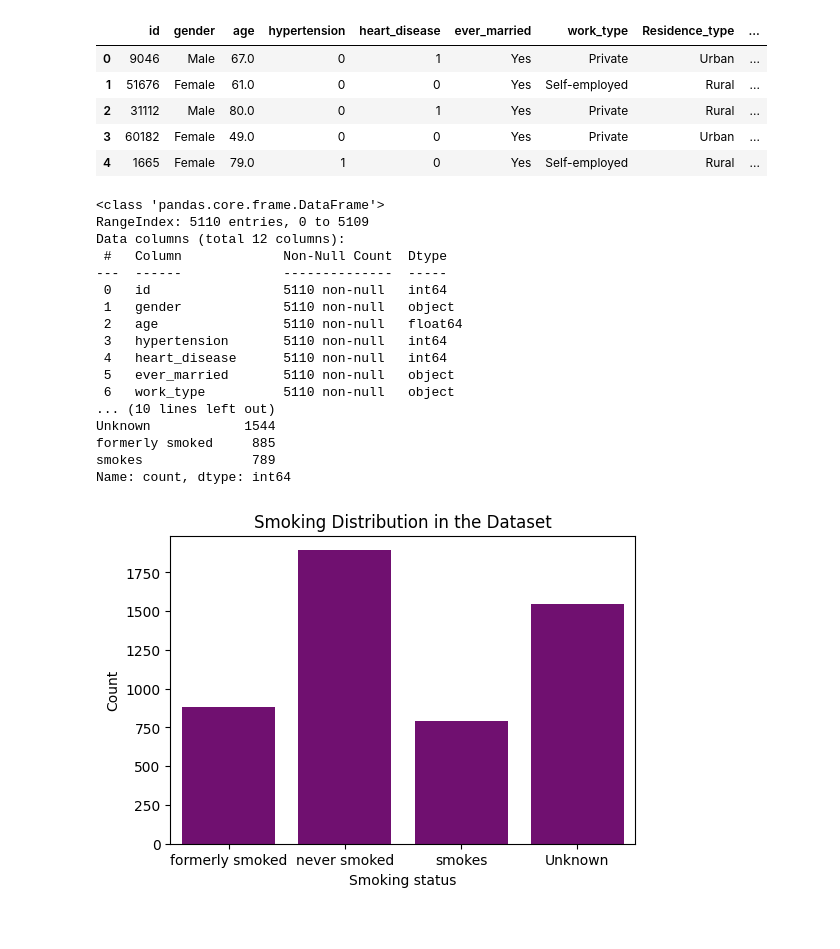
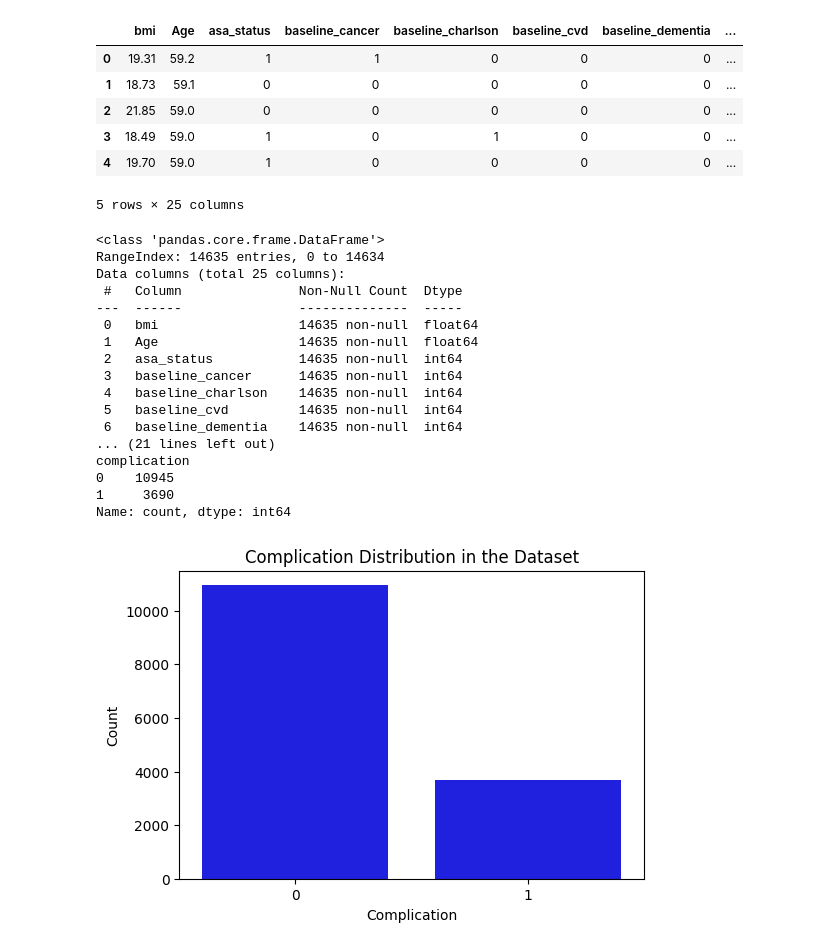
Before and after one commit to mahakmeena743/DAI_assignment, a Jupyter notebook: code.ipynb, the cells around one changed output. Cells and saved outputs as stored; diff of their text form; code cells hidden in the pictures.

```diff
--- a/code.ipynb
+++ b/code.ipynb
@@ -10,46 +10,47 @@ from imblearn.combine import SMOTEENN
 from imblearn.under_sampling import TomekLinks
 from sklearn.utils.class_weight import compute_class_weight
 # %%
-data = pd.read_csv(r"healthcare-dataset-stroke-data.csv")
+data = pd.read_csv(r"Surgical-deepnet.csv")
 # %%
 data.head()
 # %% [output]
-|  | id | gender | age | hypertension | heart_disease | ever_married | work_type | Residence_type | ... |
-| 0 | 9046 | Male | 67.0 | 0 | 1 | Yes | Private | Urban | ... |
-| 1 | 51676 | Female | 61.0 | 0 | 0 | Yes | Self-employed | Rural | ... |
-| 2 | 31112 | Male | 80.0 | 0 | 1 | Yes | Private | Rural | ... |
-| 3 | 60182 | Female | 49.0 | 0 | 0 | Yes | Private | Urban | ... |
-| 4 | 1665 | Female | 79.0 | 1 | 0 | Yes | Self-employed | Rural | ... |
+|  | bmi | Age | asa_status | baseline_cancer | baseline_charlson | baseline_cvd | baseline_dementia | ... |
+| 0 | 19.31 | 59.2 | 1 | 1 | 0 | 0 | 0 | ... |
+| 1 | 18.73 | 59.1 | 0 | 0 | 0 | 0 | 0 | ... |
+| 2 | 21.85 | 59.0 | 0 | 0 | 0 | 0 | 0 | ... |
+| 3 | 18.49 | 59.0 | 1 | 0 | 1 | 0 | 0 | ... |
+| 4 | 19.70 | 59.0 | 1 | 0 | 0 | 0 | 0 | ... |
+5 rows × 25 columns
 # %%
 import matplotlib.pyplot as plt
 import seaborn as sns
 
 print(data.info())
-print(data['smoking_status'].value_counts())
+print(data['complication'].value_counts())
 # %% [output]
 <class 'pandas.core.frame.DataFrame'>
-RangeIndex: 5110 entries, 0 to 5109
-Data columns (total 12 columns):
- #   Column             Non-Null Count  Dtype
----  ------             --------------  -----
- 0   id                 5110 non-null   int64
- 1   gender             5110 non-null   object
- 2   age                5110 non-null   float64
- 3   hypertension       5110 non-null   int64
- 4   heart_disease      5110 non-null   int64
- 5   ever_married       5110 non-null   object
- 6   work_type          5110 non-null   object
-... (10 lines left out)
-Unknown            1544
-formerly smoked     885
-smokes              789
+RangeIndex: 14635 entries, 0 to 14634
+Data columns (total 25 columns):
+ #   Column               Non-Null Count  Dtype
+---  ------               --------------  -----
+ 0   bmi                  14635 non-null  float64
+ 1   Age                  14635 non-null  float64
+ 2   asa_status           14635 non-null  int64
+ 3   baseline_cancer      14635 non-null  int64
+ 4   baseline_charlson    14635 non-null  int64
+ 5   baseline_cvd         14635 non-null  int64
+ 6   baseline_dementia    14635 non-null  int64
+... (21 lines left out)
+complication
+0    10945
+1     3690
 Name: count, dtype: int64
 # %%
 plt.figure(figsize=(6, 4))
-sns.countplot(x='smoking_status', data=data, color='purple')
-plt.title('Smoking Distribution in the Dataset')
-plt.xlabel('Smoking status')
+sns.countplot(x='complication', data=data, color='blue')
+plt.title('Complication Distribution in the Dataset')
+plt.xlabel('Complication')
 plt.ylabel('Count')
 plt.show()
 # %% [output]
-[figure, old version]
+[figure, new version]
```
Also changed, not shown: parts of 13 cells of this notebook.
